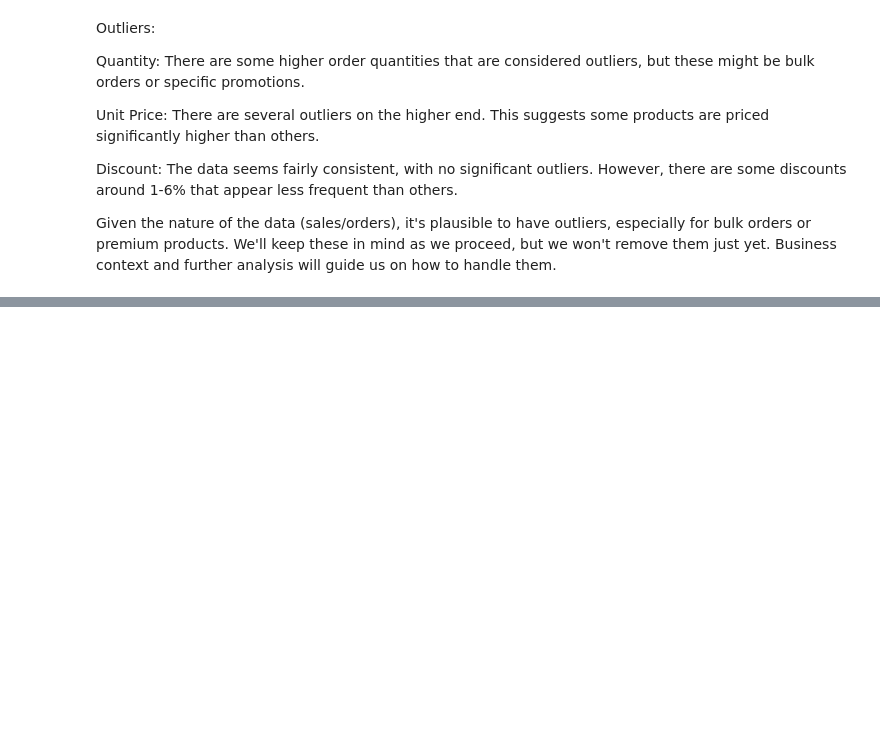
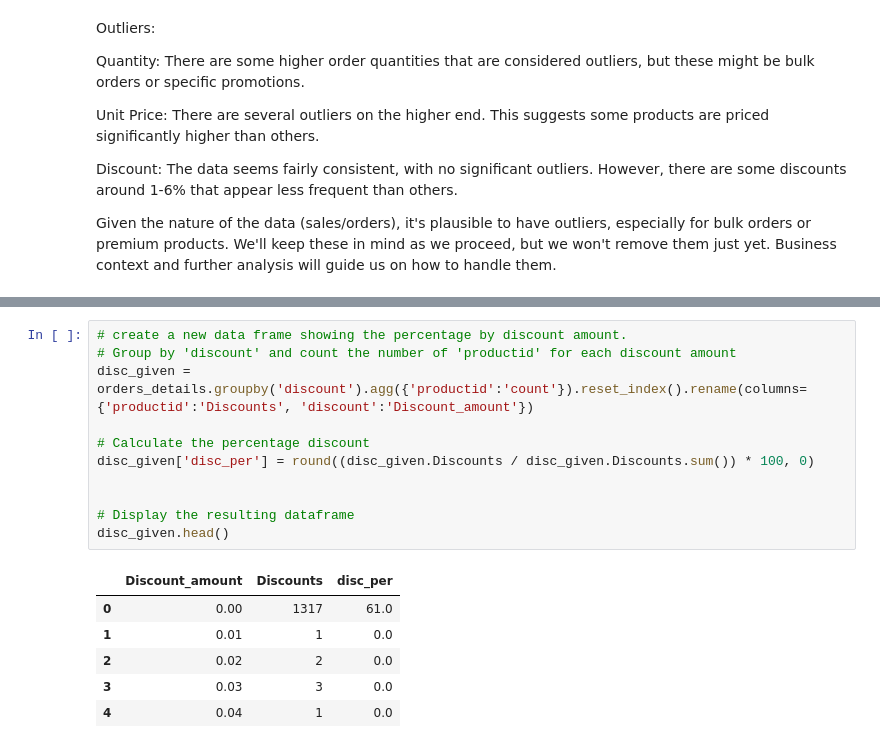
Before and after one commit to nani2357/Statistical-Analysis-on-Northwind-Sample-Database, a Jupyter notebook: Notebooks/hypothesis_testing.ipynb, the cells around one changed output, grey strips where cells are left out. Drawn from its saved outputs; the diff is of its cells as text; blank space fills up the shorter version.

```diff
--- a/Notebooks/hypothesis_testing.ipynb
+++ b/Notebooks/hypothesis_testing.ipynb
@@ -374,0 +391,18 @@ Given the nature of the data (sales/orders), it's plausible to have outliers, es
+# %%
+# create a new data frame showing the percentage by discount amount.
+# Group by 'discount' and count the number of 'productid' for each discount amount
+disc_given = orders_details.groupby('discount').agg({'productid':'count'}).reset_index().rename(columns={'productid':'Discounts', 'discount':'Discount_amount'})
+
+# Calculate the percentage discount
+disc_given['disc_per'] = round((disc_given.Discounts / disc_given.Discounts.sum()) * 100, 0)
+
+
+# Display the resulting dataframe
+disc_given.head()
+# %% [output]
+|  | Discount_amount | Discounts | disc_per |
+| 0 | 0.00 | 1317 | 61.0 |
+| 1 | 0.01 | 1 | 0.0 |
+| 2 | 0.02 | 2 | 0.0 |
+| 3 | 0.03 | 3 | 0.0 |
+| 4 | 0.04 | 1 | 0.0 |
```
Also changed, not shown: parts of 10 cells of this notebook.
